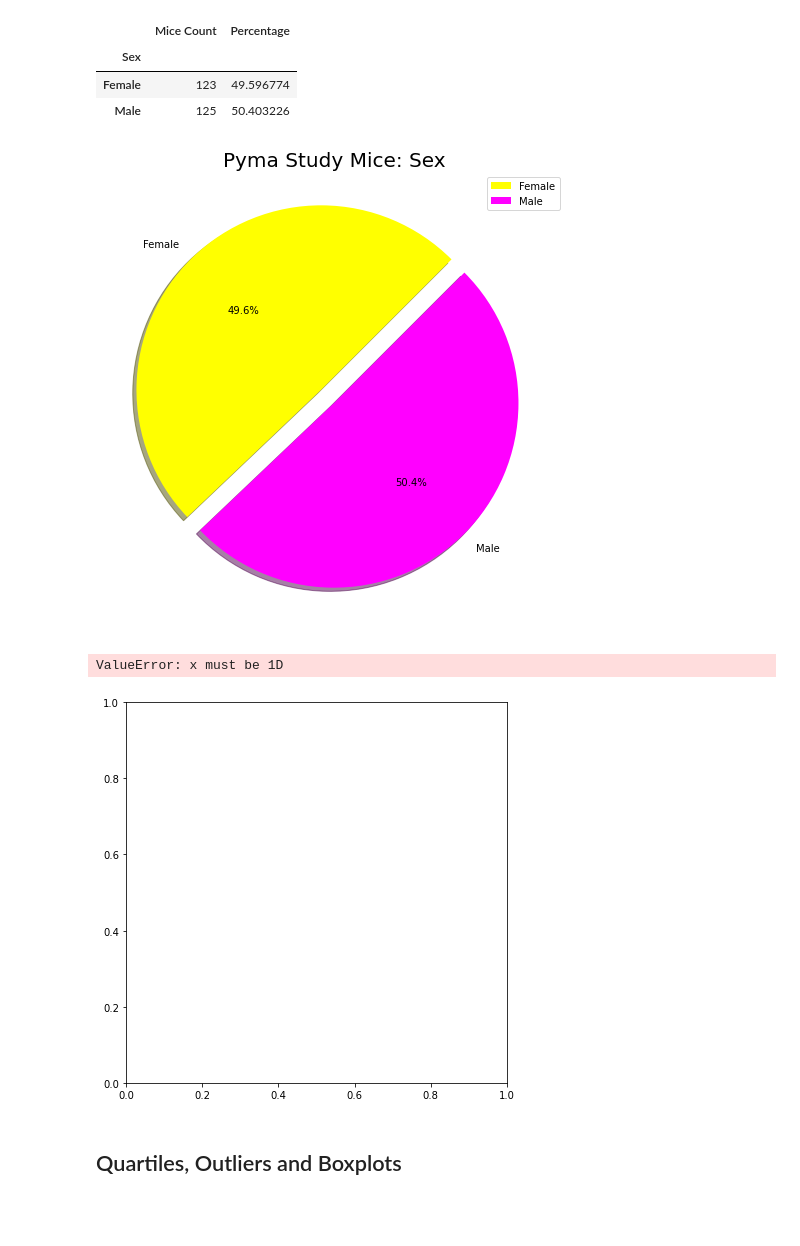
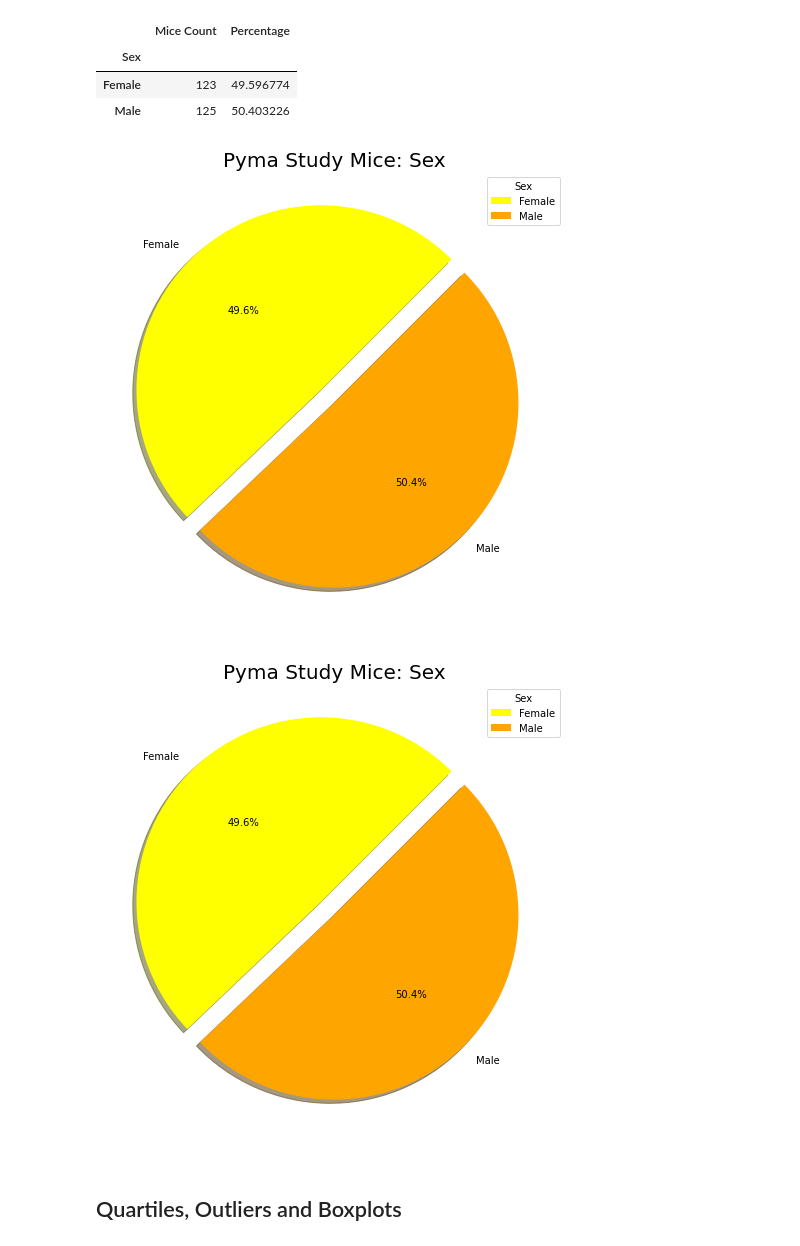
Before and after one commit to nataligracia/matplotlib_pharmaceuticals, a Jupyter notebook: PymaceuticalsScript.ipynb, the cells around one changed output. Saved outputs shown, nothing was run; the diff lists cells and outputs as text; code cells hidden in the pictures; blank space fills up the shorter version.

```diff
--- a/PymaceuticalsScript.ipynb
+++ b/PymaceuticalsScript.ipynb
@@ -183,41 +177,34 @@ study_gender
 | Male | 125 | 50.403226 |
 # %%
 #Create and format a pie plot of study gender data using pandas
-colors = ['yellow','magenta']
+colors = ['yellow','orange']
 explode = (0.1,0)
 pieplot = study_gender.plot.pie(y='Mice Count',
                                 figsize=(14,7),colors = colors,startangle=45,
                                 explode = explode, shadow=True, autopct="%1.1f%%")
 plt.title('Pyma Study Mice: Sex',fontsize = 20)
 plt.ylabel('',fontsize = 16)
+plt.legend(title="Sex")
 
 #Save Pandas Pie Plot
 plt.tight_layout()
 plt.savefig("Images/pandas_pie_plot.png")
 plt.show()
 # %% [output]
-[figure, old version]
+[figure, new version]
 # %%
 #Create and format a pie plot of study gender data using pyplot
-#colors = ['yellow','magenta']
-#explode = (0.1,0)
 labels = ["Female","Male"]
-
 fig, ax = plt.subplots(figsize=(14,7))
-ax.pie(study_gender,labels=labels, colors=colors)
-
-#shadow=True
-#explode=explode
-#startangle=45
-#auopct='%1.1f%%''
-
+ax.pie(study_gender["Percentage"],labels=labels, colors=colors, shadow=True, explode=explode, startangle=45, autopct='%1.1f%%')
 plt.title('Pyma Study Mice: Sex',fontsize = 20)
 plt.ylabel('',fontsize = 16)
+plt.legend(title="Sex")
+
 
 #Save Pandas Pie Plot
 plt.tight_layout()
 plt.savefig("Images/pandas_pie_plot.png")
 plt.show()
 # %% [output]
-ValueError: x must be 1D
-[figure, old version]
+[figure, new version]
```
Also changed, not shown: parts of 5 cells of this notebook, 1 other file.
